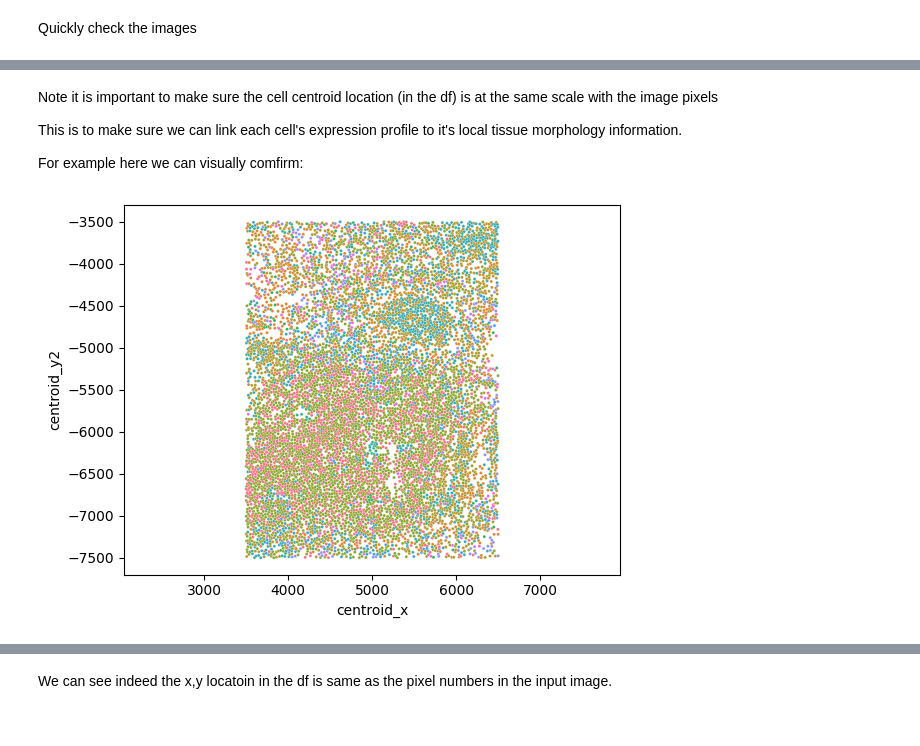
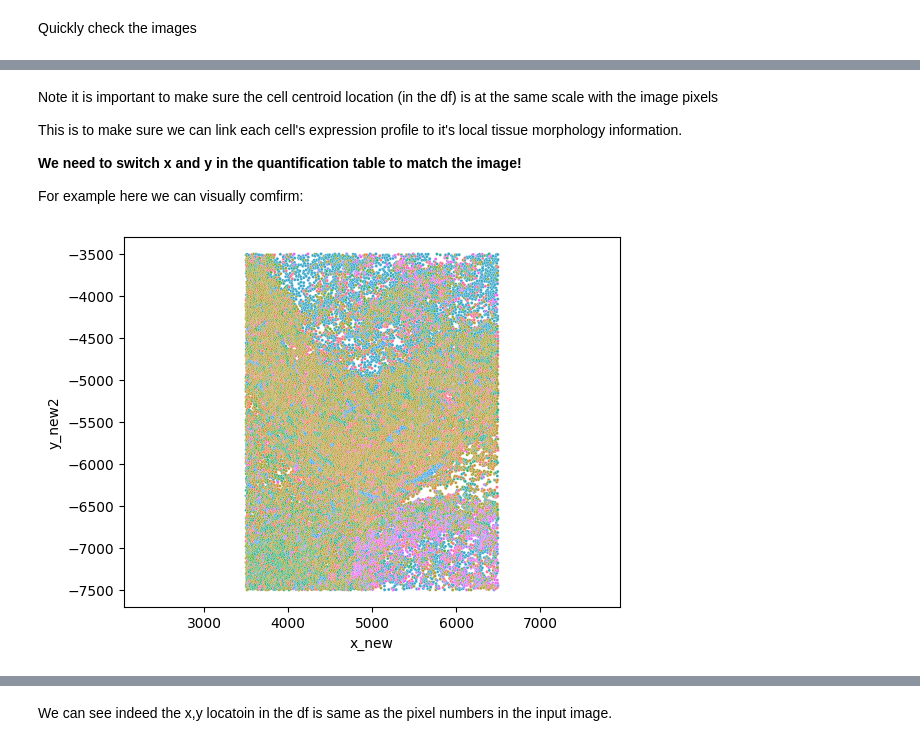
Before and after one commit to MargotCh/CellLensBenchmark, a Jupyter notebook: Tutorial_Full_CellLENS.ipynb, the cells around one changed output, grey strips where cells are left out. Cells and saved outputs as stored; diff of their text form; code cells hidden in the pictures.

```diff
--- a/Tutorial_Full_CellLENS.ipynb
+++ b/Tutorial_Full_CellLENS.ipynb
@@ -87 +83,3 @@ df = pd.read_csv(df_url, index_col = 0)
+# %%
+df = pd.read_csv('cHL_CODEX_cleaned.csv')
 # %% [markdown]
@@ -158,16 +145,22 @@ Note it is important to make sure the cell centroid location (in the df) is at t
 
 This is to make sure we can link each cell's expression profile to it's local tissue morphology information.
 
+**We need to switch x and y in the quantification table to match the image!**
+
 For example here we can visually comfirm:
+# %%
+df['x_new'] = df['y']
+df['y_new'] = df['x']
 # %%
-df['centroid_y2'] = -1 * df['centroid_y'] # this is just for seaborn plotting reverse y axis
+df['y_new2'] = -1 * df['y_new'] # this is just for seaborn plotting reverse y axis
+#df['x2'] = -1 * df['x']
 
-temp = df.loc[(df.centroid_x > 3500) & (df.centroid_x < 6500) &
-              (df.centroid_y > 3500) & (df.centroid_y < 7500), :]
+temp = df.loc[(df.x_new > 3500) & (df.x_new < 6500) &
+              (df.y_new > 3500) & (df.y_new < 7500), :]
 
-sns.scatterplot(data = temp, x = 'centroid_x', y = 'centroid_y2', hue = 'cluster.termV2', s=5, legend=False)
+sns.scatterplot(data = temp, x = 'x_new', y = 'y_new2', hue = 'cell_type', s=5, legend=False)
 plt.axis('equal')  # Ensures equal scaling for x and y axes
 plt.show()
 # %% [output]
-[figure, old version]
+[figure, new version]
 # %%
```
Also changed, not shown: parts of 27 cells of this notebook.
